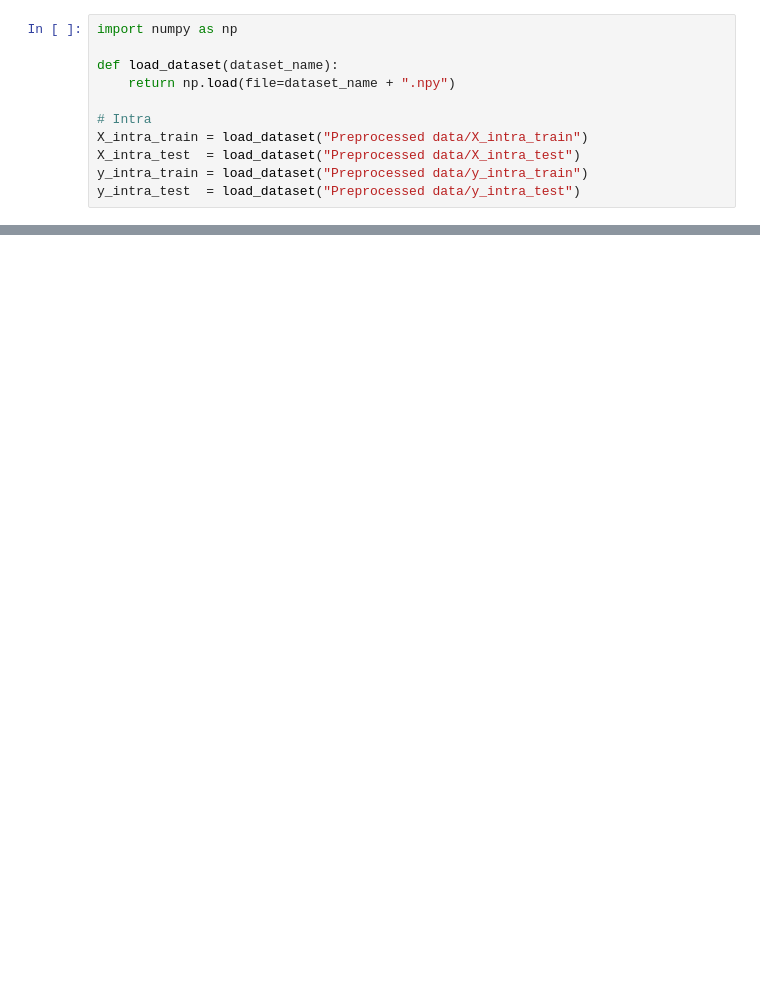
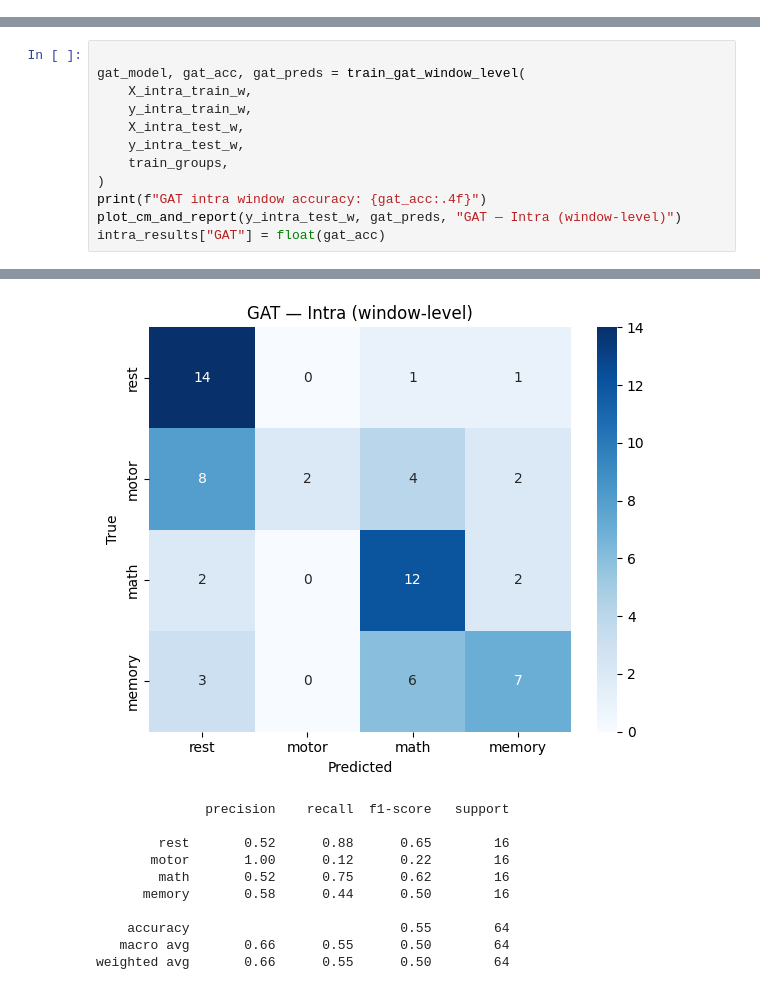
Before and after one commit to mennojak/deep-learning-assignment-2, a Jupyter notebook: intra_classification.ipynb, the cells around one changed output, grey strips where cells are left out. Cells and saved outputs as stored; diff of their text form; blank space fills up the shorter version.

Commit message:
Cleaned up the files, structured them and improved CNN GAT and the bands model to be robust and higher accuracy

```diff
--- a/intra_classification.ipynb
+++ b/intra_classification.ipynb
@@ -3,11 +0,0 @@
-# %%
-import numpy as np
-
-def load_dataset(dataset_name):
-    return np.load(file=dataset_name + ".npy")
-
-# Intra
-X_intra_train = load_dataset("Preprocessed data/X_intra_train")
-X_intra_test  = load_dataset("Preprocessed data/X_intra_test")
-y_intra_train = load_dataset("Preprocessed data/y_intra_train")
-y_intra_test  = load_dataset("Preprocessed data/y_intra_test")
@@ -16,0 +481,13 @@ Error:
+# %%
+
+gat_model, gat_acc, gat_preds = train_gat_window_level(
+    X_intra_train_w,
+    y_intra_train_w,
+    X_intra_test_w,
+    y_intra_test_w,
+    train_groups,
+)
+print(f"GAT intra window accuracy: {gat_acc:.4f}")
+plot_cm_and_report(y_intra_test_w, gat_preds, "GAT — Intra (window-level)")
+intra_results["GAT"] = float(gat_acc)
+# %% [output]
@@ -16,0 +499,11 @@ Error:
+[figure, added]
+              precision    recall  f1-score   support
+
+        rest       0.52      0.88      0.65        16
+       motor       1.00      0.12      0.22        16
+        math       0.52      0.75      0.62        16
+      memory       0.58      0.44      0.50        16
+
+    accuracy                           0.55        64
+   macro avg       0.66      0.55      0.50        64
+weighted avg       0.66      0.55      0.50        64
```
Also changed, not shown: parts of 18 cells of this notebook, 6 other files.
